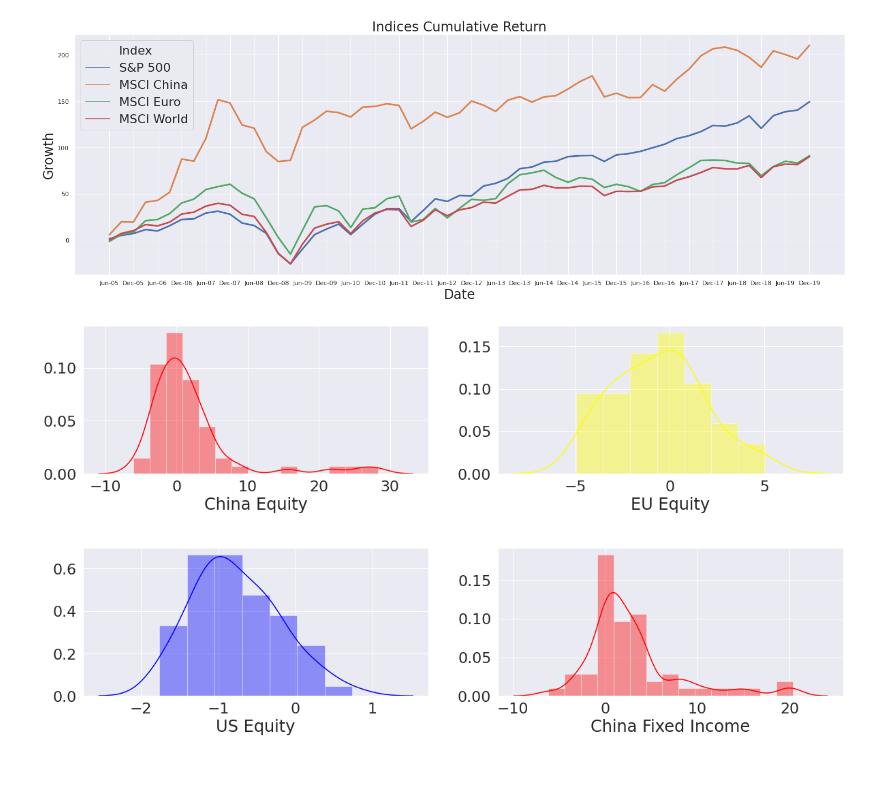
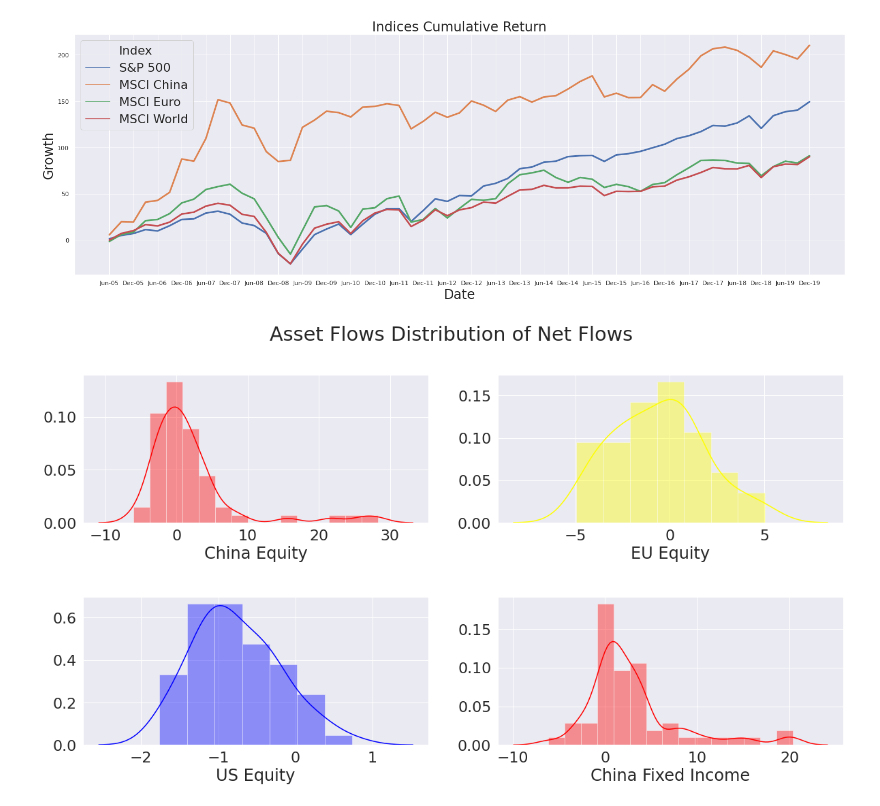
Before and after one commit to wcharlesknight/Analysis_Index_Asset_Flows, a Jupyter notebook: Final_Project_Charlie.ipynb, the cells around one changed output. Cells and saved outputs as stored; diff of their text form; code cells hidden in the pictures; blank space fills up the shorter version.

```diff
--- a/Final_Project_Charlie.ipynb
+++ b/Final_Project_Charlie.ipynb
@@ -245,21 +245,23 @@ for i in range(len(eticks)):
 # %%
 #finally a histogram of percentage flows
 
 
 fig, ((ax1, ax2), (ax3, ax4)) = plt.subplots(ncols=2, nrows=2, figsize=(20, 10))
 
 
 a = r_asset_flows['China Equity']
 b = r_asset_flows['EU Equity']
 c = r_asset_flows['US Equity']
 d = r_asset_flows['China Fixed Income']
 
 plt.subplots_adjust(hspace = 0.5) #adjust the space between histograms
 
 
 china = sns.distplot(a, bins=None, hist=True, kde=True, color='red', ax=ax1)
 eu = sns.distplot(b, bins=None, hist=True, kde=True, color='yellow', ax=ax2)
 usa = sns.distplot(c, bins=None, hist=True, kde=True, color='blue', ax=ax3)
 cfi = sns.distplot(d, bins=None, hist=True, kde=True, color='red', ax=ax4)
+plt.suptitle('Asset Flows Distribution of Net Flows')
+plt.show()
 # %% [output]
-[figure, old version]
+[figure, new version]
```
